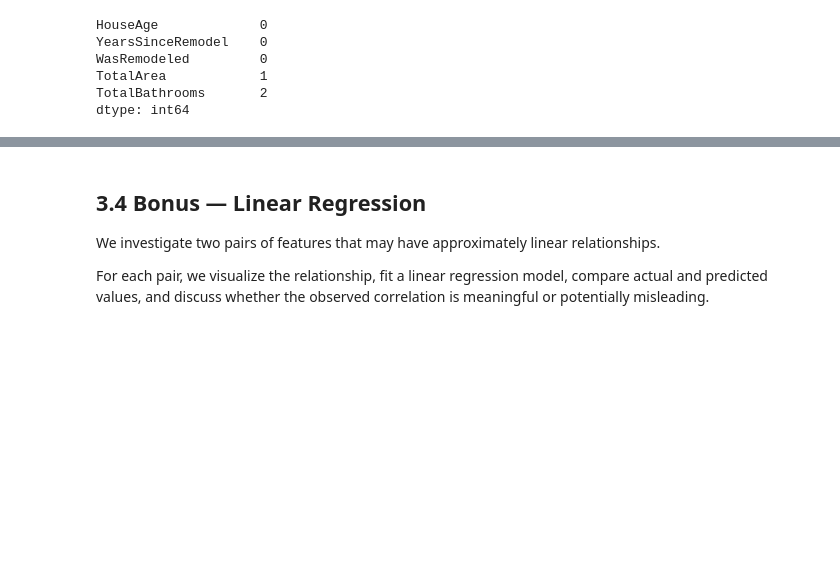
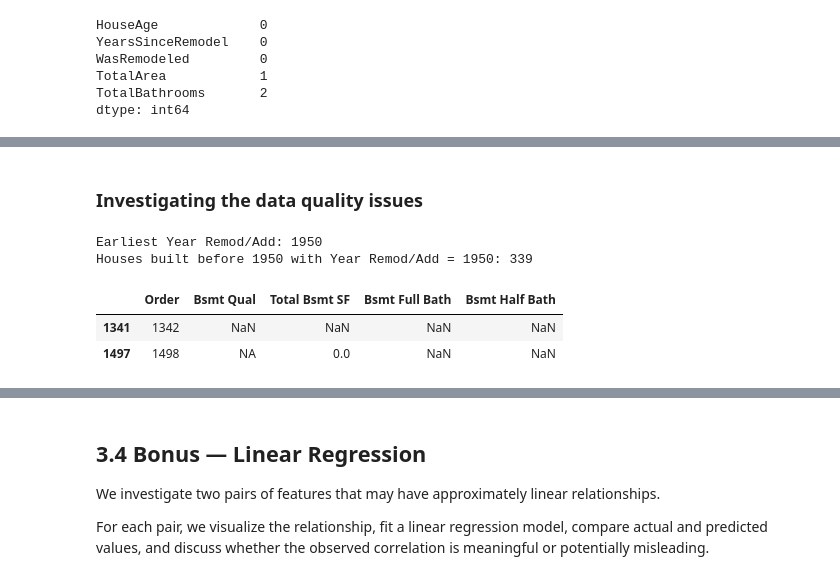
Before and after one commit to viragdiana/ML, a Jupyter notebook: lab-1-ina.ipynb, the cells around one changed output, grey strips where cells are left out. Saved outputs shown, nothing was run; the diff lists cells and outputs as text; code cells hidden in the pictures; blank space fills up the shorter version.

```diff
--- a/lab-1-ina.ipynb
+++ b/lab-1-ina.ipynb
@@ -284,0 +263,21 @@ Negative ages require investigation, as using information recorded after the sal
+# %% [markdown]
+### Investigating the data quality issues
+# %%
+# Year Remod/Add never goes below 1950
+print("Earliest Year Remod/Add:", features["Year Remod/Add"].min())
+
+# Houses built before 1950 whose remodel year is exactly 1950
+artefact = (features["Year Built"] < 1950) & (features["Year Remod/Add"] == 1950)
+print("Houses built before 1950 with Year Remod/Add = 1950:", artefact.sum())
+# %% [output]
+Earliest Year Remod/Add: 1950
+Houses built before 1950 with Year Remod/Add = 1950: 339
+# %%
+# Houses with missing values in the new features
+display(features[features["TotalArea"].isna() | features["TotalBathrooms"].isna()][[
+    "Order", "Bsmt Qual", "Total Bsmt SF", "Bsmt Full Bath", "Bsmt Half Bath"
+]])
+# %% [output]
+|  | Order | Bsmt Qual | Total Bsmt SF | Bsmt Full Bath | Bsmt Half Bath |
+| 1341 | 1342 | NaN | NaN | NaN | NaN |
+| 1497 | 1498 | NA | 0.0 | NaN | NaN |
```
Also changed, not shown: parts of 13 cells of this notebook.
